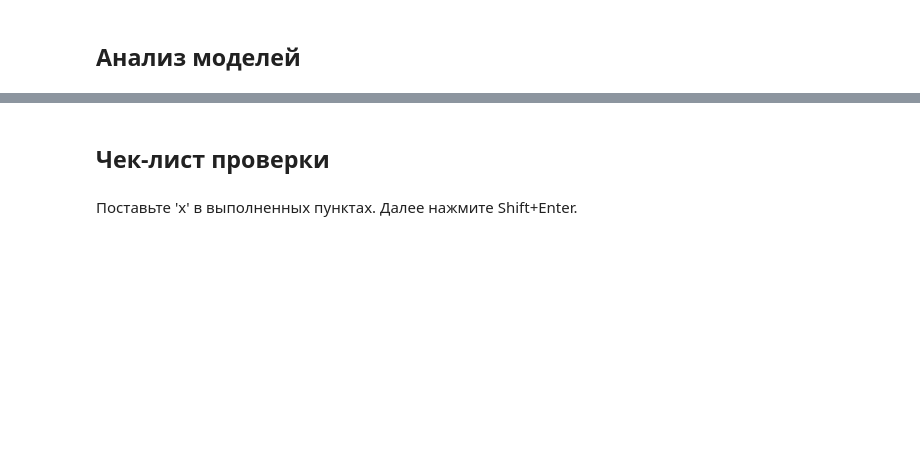
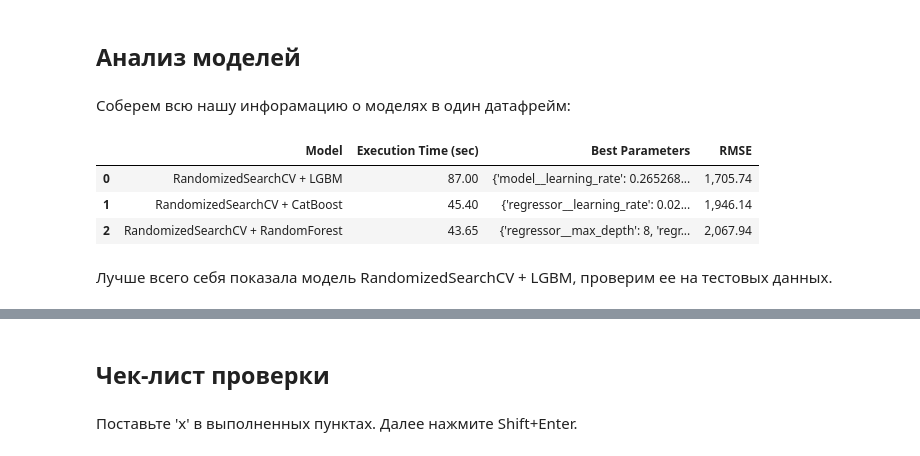
Before and after one commit to EPrutskoy/Car-Service-Yndex-Project, a Jupyter notebook: c71922ff-725e-49ec-bb47-35977b79edc9.ipynb, the cells around one changed output, grey strips where cells are left out. Cells and saved outputs as stored; diff of their text form; code cells hidden in the pictures; blank space fills up the shorter version.

```diff
--- a/c71922ff-725e-49ec-bb47-35977b79edc9.ipynb
+++ b/c71922ff-725e-49ec-bb47-35977b79edc9.ipynb
@@ -767,3 +734,4 @@ Wall time: 7.61 s
 # %%
 model1_time = total_time
 model1_params = random_search.best_params_
+model1_rmse = np.sqrt(-random_search.best_score_)
@@ -781,10 +737,0 @@ print("Лучшее значение RMSE:",random_search_ord.best_score_)
-# %%
-# Создание конечного пайплайна, включающего предобработчик и модель линейной регрессии
-linear_model = Pipeline([
-    ('preprocessor', preprocessor),
-    ('regressor', LinearRegression())
-])
-
-# Теперь можно использовать этот пайплайн для обучения и предсказаний
-# Например:
-linear_model.fit(X_train, y_train)
@@ -811,0 +796,4 @@ AttributeError: 'Pipeline' object has no attribute 'best_score_'
+# %%
+model2_time = total_time
+model2_params = random_search_cat.best_params_
+model2_rmse = np.sqrt(-random_search_cat.best_score_)
@@ -812,2 +851,26 @@ AttributeError: 'Pipeline' object has no attribute 'best_score_'
+# %%
+model3_time = total_time
+model3_params = forest_reg.best_params_
+model3_rmse = np.sqrt(-forest_reg.best_score_)
 # %% [markdown]
 ## Анализ моделей
+# %% [markdown]
+Соберем всю нашу инфорамацию о моделях в один датафрейм:
+# %%
+# Сборка результатов в DataFrame
+results_df = pd.DataFrame({
+    'Model': ['RandomizedSearchCV + LGBM', 'RandomizedSearchCV + CatBoost', 'RandomizedSearchCV + RandomForest'],
+    'Execution Time (sec)': [model1_time, model2_time, model3_time],
+    'Best Parameters': [model1_params, model2_params, model3_params],
+    'RMSE': [model1_rmse, model2_rmse, model3_rmse]
+})
+
+# Вывод таблицы на экран
+display(results_df)
+# %% [output]
+|  | Model | Execution Time (sec) | Best Parameters | RMSE |
+| 0 | RandomizedSearchCV + LGBM | 87.00 | {'model__learning_rate': 0.265268... | 1,705.74 |
+| 1 | RandomizedSearchCV + CatBoost | 45.40 | {'regressor__learning_rate': 0.02... | 1,946.14 |
+| 2 | RandomizedSearchCV + RandomForest | 43.65 | {'regressor__max_depth': 8, 'regr... | 2,067.94 |
+# %% [markdown]
+Лучше всего себя показала модель RandomizedSearchCV + LGBM, проверим ее на тестовых данных.
```
Also changed, not shown: parts of 37 cells of this notebook, 4 other files.
